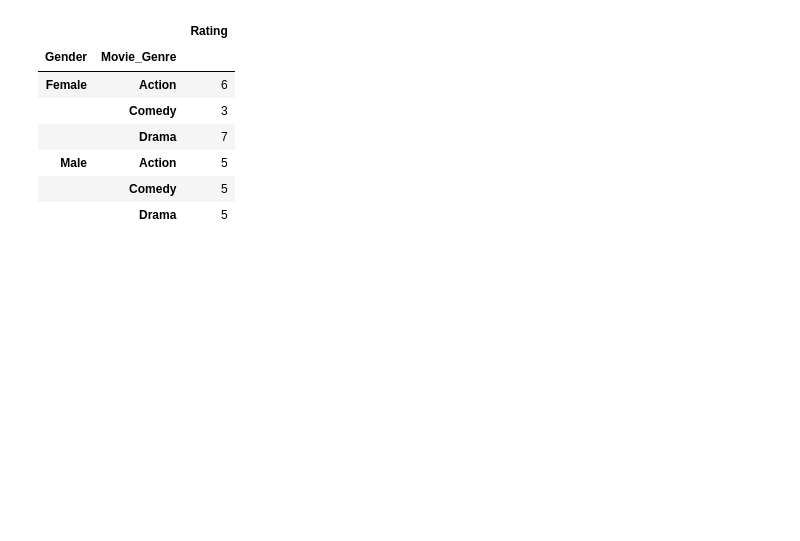
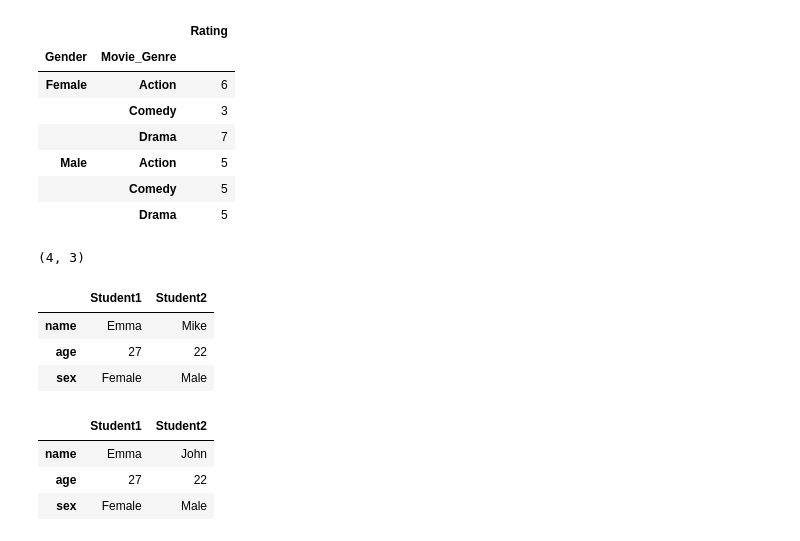
Before and after one commit to kolynzb/ML-tutor, a Jupyter notebook: MIT_GL/0x00-week_1/0x00-packages/pandas 1.ipynb, the cells around one changed output. Drawn from its saved outputs; the diff is of its cells as text; code cells hidden in the pictures; blank space fills up the shorter version.

```diff
--- a/MIT_GL/0x00-week_1/0x00-packages/pandas 1.ipynb
+++ b/MIT_GL/0x00-week_1/0x00-packages/pandas 1.ipynb
@@ -1147,3 +1147,34 @@ pd.pivot_table(data=df, index=['Gender', 'Movie_Genre'] , values='Rating', aggfu
 | Male | Action | 5 |
 |  | Comedy | 5 |
 |  | Drama | 5 |
+# %%
+df_employee = [('John', 3400, 'Sydeny'),
+ ('Robert', 3000, 'Chicago'),
+ ('Aadi', 1600, 'New York'),
+ ('Robert', 3000, 'Chicago'),
+ ('Robert', 3000, 'Chicago'),
+ ('Robert', 3000, 'Texas'),
+ ('Aadi', 4000, 'London'),
+ ('Sachin', 3000, 'Chicago')]
+df_employee = pd.DataFrame(df_employee, columns=['Name', 'Salary', 'City'])
+df_employee[df_employee.duplicated('Name')].shape
+# %% [output]
+(4, 3)
+# %%
+data = {'Student1': {'name': 'Emma', 'age': '27', 'sex': 'Female'},
+'Student2': {'name': 'Mike', 'age': '22', 'sex': 'Male'}}
+df_students = pd.DataFrame(data=data)
+df_students
+# %% [output]
+|  | Student1 | Student2 |
+| name | Emma | Mike |
+| age | 27 | 22 |
+| sex | Female | Male |
+# %%
+df_students['Student2'].replace('Mike', 'John', inplace=True)
+df_students
+# %% [output]
+|  | Student1 | Student2 |
+| name | Emma | John |
+| age | 27 | 22 |
+| sex | Female | Male |
```
Also changed, not shown: 1 other file.
